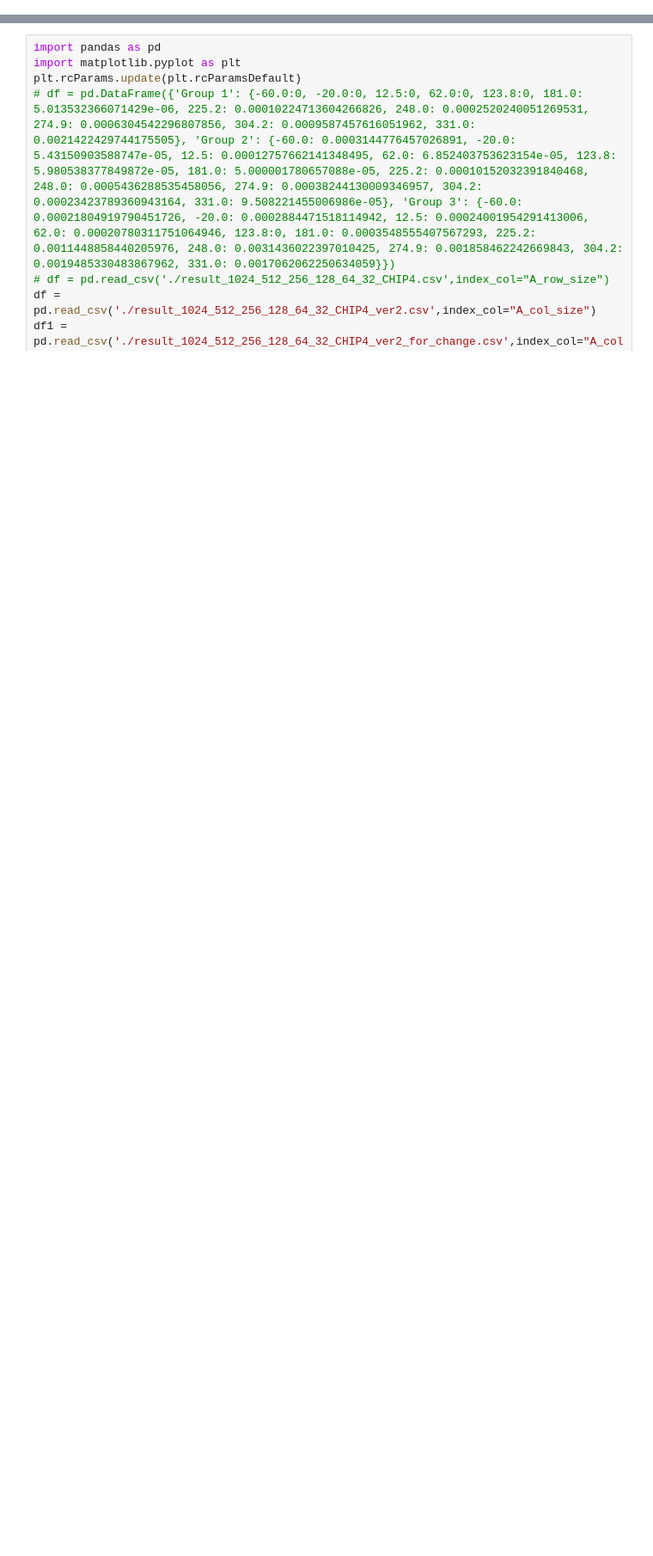
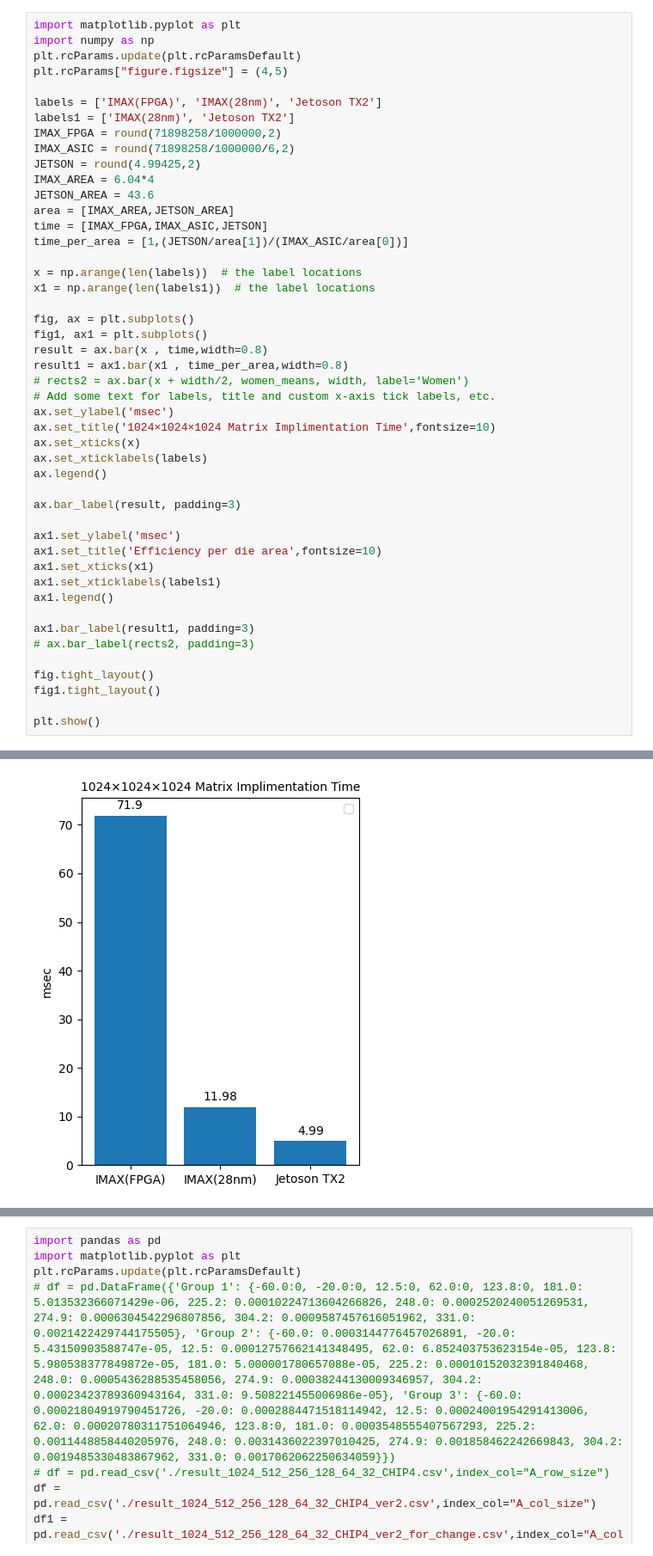
Before and after one commit to taku2365/IMAX_sparse.cent, a Jupyter notebook: src/emax6_sparselib/result_vis.ipynb, the cells around one changed output, grey strips where cells are left out. Shown at 86% size. Saved outputs shown, nothing was run; the diff lists cells and outputs as text; blank space fills up the shorter version.

```diff
--- a/src/emax6_sparselib/result_vis.ipynb
+++ b/src/emax6_sparselib/result_vis.ipynb
@@ -117,0 +189,48 @@ fig.savefig('test_7.png', bbox_inches="tight", pad_inches=0.05)
+# %%
+import matplotlib.pyplot as plt
+import numpy as np
+plt.rcParams.update(plt.rcParamsDefault)
+plt.rcParams["figure.figsize"] = (4,5)
+
+labels = ['IMAX(FPGA)', 'IMAX(28nm)', 'Jetoson TX2']
+labels1 = ['IMAX(28nm)', 'Jetoson TX2']
+IMAX_FPGA = round(71898258/1000000,2)
+IMAX_ASIC = round(71898258/1000000/6,2)
+JETSON = round(4.99425,2)
+IMAX_AREA = 6.04*4
+JETSON_AREA = 43.6
+area = [IMAX_AREA,JETSON_AREA]
+time = [IMAX_FPGA,IMAX_ASIC,JETSON]
+time_per_area = [1,(JETSON/area[1])/(IMAX_ASIC/area[0])]
+
+x = np.arange(len(labels))  # the label locations
+x1 = np.arange(len(labels1))  # the label locations
+
+fig, ax = plt.subplots()
+fig1, ax1 = plt.subplots()
+result = ax.bar(x , time,width=0.8)
+result1 = ax1.bar(x1 , time_per_area,width=0.8)
+# rects2 = ax.bar(x + width/2, women_means, width, label='Women')
+# Add some text for labels, title and custom x-axis tick labels, etc.
+ax.set_ylabel('msec')
+ax.set_title('1024×1024×1024 Matrix Implimentation Time',fontsize=10)
+ax.set_xticks(x)
+ax.set_xticklabels(labels)
+ax.legend()
+
+ax.bar_label(result, padding=3)
+
+ax1.set_ylabel('msec')
+ax1.set_title('Efficiency per die area',fontsize=10)
+ax1.set_xticks(x1)
+ax1.set_xticklabels(labels1)
+ax1.legend()
+
+ax1.bar_label(result1, padding=3)
+# ax.bar_label(rects2, padding=3)
+
+fig.tight_layout()
+fig1.tight_layout()
+
+plt.show()
+# %% [output]
@@ -117,0 +239 @@ fig.savefig('test_7.png', bbox_inches="tight", pad_inches=0.05)
+[figure, added]
```
Also changed, not shown: parts of 6 cells of this notebook, 29 other files.
